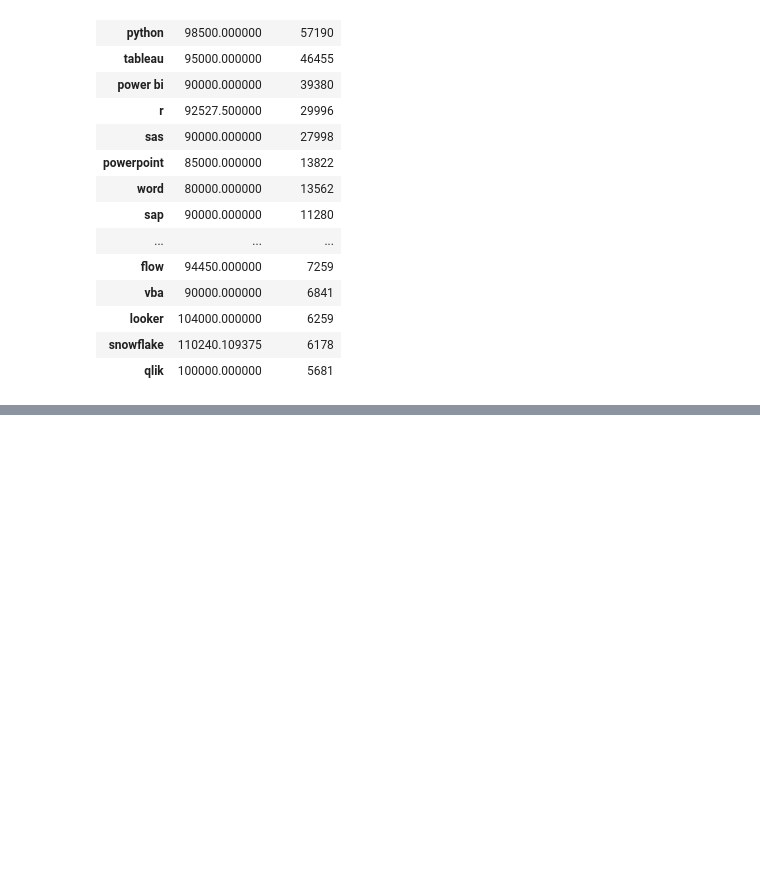
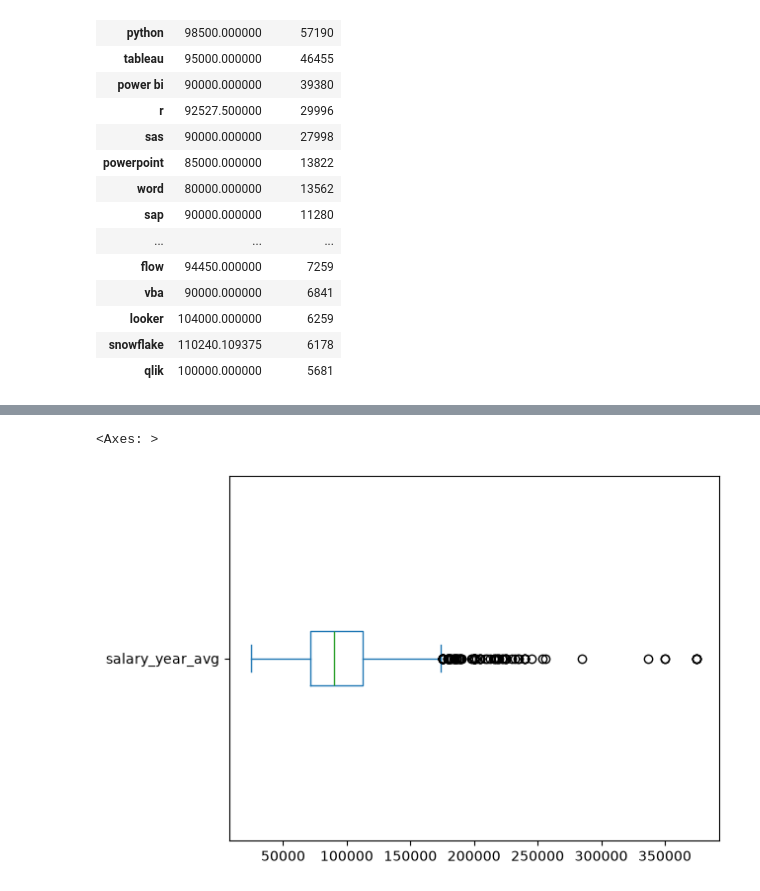
Before and after one commit to shyam0770sharma-prog/PYTHON, a Jupyter notebook: 9_Matplotlib_Pie_scatter_Plot.ipynb, the cells around one changed output, grey strips where cells are left out. Saved outputs shown, nothing was run; the diff lists cells and outputs as text; code cells hidden in the pictures; blank space fills up the shorter version.

```diff
--- a/9_Matplotlib_Pie_scatter_Plot.ipynb
+++ b/9_Matplotlib_Pie_scatter_Plot.ipynb
@@ -291,0 +367,7 @@ skill_stats
+# %%
+df_DA_US = df_DA_US.dropna(subset=['salary_year_avg'])
+# %%
+df_DA_US['salary_year_avg'].plot(kind='box',vert=False)
+# %% [output]
+<Axes: >
+[figure, added]
```
Also changed, not shown: parts of 14 cells of this notebook.
